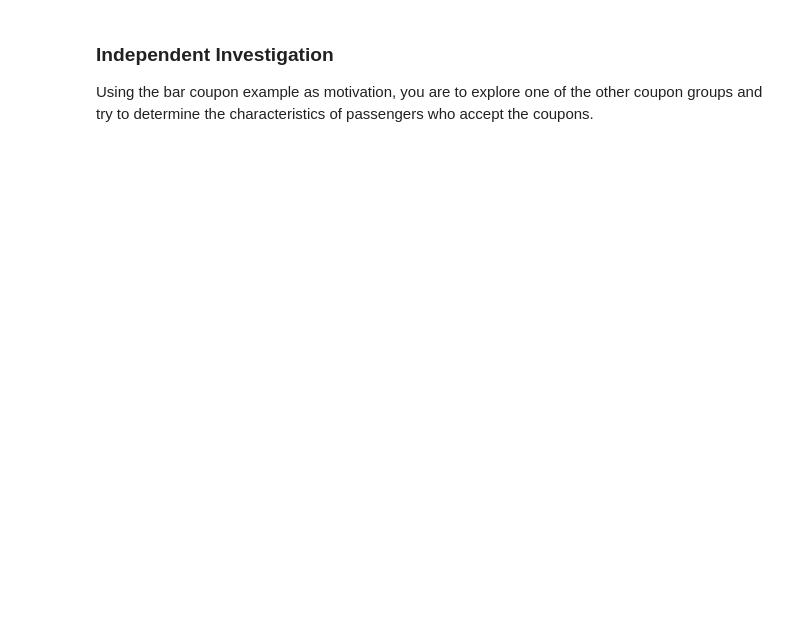
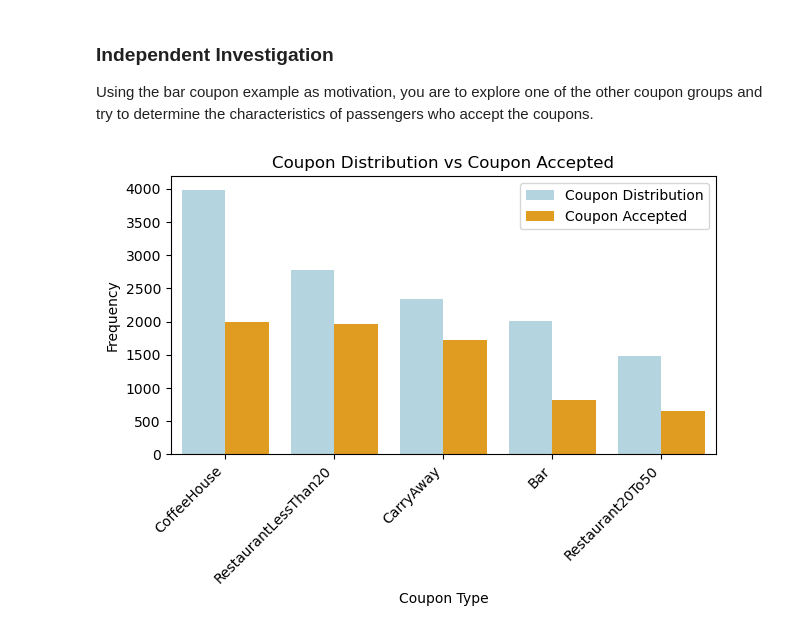
Before and after one commit to nscys2025/B-AIML-PracticalApplication1, a Jupyter notebook: prompt.ipynb, the cells around one changed output. Saved outputs shown, nothing was run; the diff lists cells and outputs as text; code cells hidden in the pictures; blank space fills up the shorter version.

```diff
--- a/prompt.ipynb
+++ b/prompt.ipynb
@@ -491,3 +548,50 @@ Bar coupon proportion per specified conditions: 40.95%
 ### Independent Investigation
 
 Using the bar coupon example as motivation, you are to explore one of the other coupon groups and try to determine the characteristics of passengers who accept the coupons.
+# %%
+#Let's see what type of coupons are accepted by the drivers more vs distribution of the coupon values.
+
+data_coupon_per_y = data_mod.query('Y == 1')['coupon'].value_counts()
+data_coupon_distribution = data_mod['coupon'].value_counts()
+
+#print(data_coupon_per_y)
+#print(data_coupon_distribution)
+#print(data_coupon_per_y / data_coupon_distribution * 100)
+
+#data_nochange = data_mod[['coupon', 'Y']].groupby(['coupon']).sum()
+#print(data_nochange)
+
+chart_df = pd.DataFrame({'Coupon Distribution': data_coupon_distribution, 'Coupon Accepted': data_coupon_per_y})
+
+melted_df = chart_df.reset_index().melt(
+    id_vars='coupon',  # your index becomes a column
+    value_vars=['Coupon Distribution', 'Coupon Accepted'],
+    var_name='Category',
+    value_name='Count'
+)
+#print(melted_df)
+
+# Create the grouped bar plot
+ax= sns.barplot(
+    data=melted_df,
+    x='coupon',         # x-axis: CoffeeHouse, RestaurantLessThan20, etc.
+    y='Count',          # y-axis: the values
+    hue='Category',     # grouping by columns
+    palette=['lightblue', 'orange']
+)
+
+# Customize the plot
+plt.xticks(rotation=45, ha='right')
+plt.xlabel("Coupon Type")
+plt.ylabel("Frequency")
+plt.title('Coupon Distribution vs Coupon Accepted')
+plt.legend()
+plt.tight_layout()
+plt.show()
+
+
+#Looking at the chart, while sending most coupons for CoffeeHouse, the acceptance rate is lower than the other coupons.
+#Also, while less coupons are sent for Bar, the acceptance rate is lower than the other coupons as well.
+#RestaurantLessThan20 and CarryAway have a higher acceptance rate than the other coupons.
+# %% [output]
+[figure, added]
```
Also changed, not shown: parts of 16 cells of this notebook.
